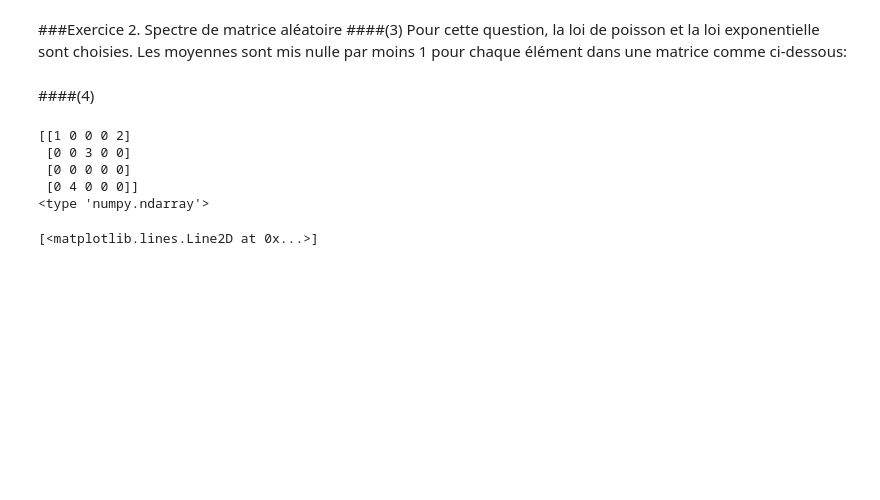
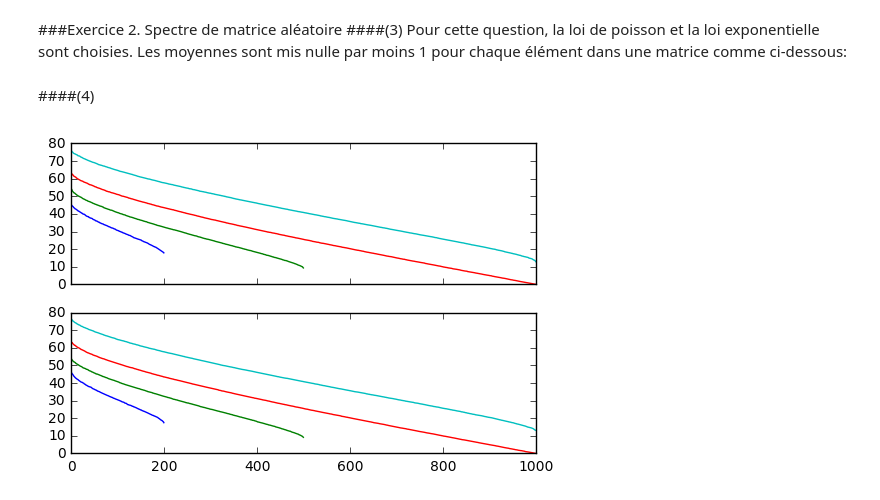
Before and after one commit to DemiFr/SD204-TP-SVD-PCA, a Jupyter notebook: LI_YANTING_0.ipynb, the cells around one changed output. Drawn from its saved outputs; the diff is of its cells as text; code cells hidden in the pictures; blank space fills up the shorter version.

```diff
--- a/LI_YANTING_0.ipynb
+++ b/LI_YANTING_0.ipynb
@@ -70,23 +72,35 @@ On voit que quand on utilise la dimention de 2000, le temps d'exécution est bea
 ####(3)
 Pour cette question, la loi de poisson et la loi exponentielle sont choisies. Les moyennes sont mis nulle par moins 1 pour chaque élément dans une matrice comme ci-dessous:
 # %%
+#shape: k = 4  scale: theata = 0.5
 X_poi = np.random.poisson(1, size = (n,p)) - 1
 X_exp = np.random.exponential(1,size = (n,p)) - 1
+X_gam = np.random.gamma(shape = 4, scale = 0.5, size = (n,p)) -1
 # %% [markdown]
 ####(4)
-# %%
-n = 1000
-p = [200,500,1000,2000]
-#for i in p
-a = np.matrix('1 0 0 0 2; 0 0 3 0 0; 0 0 0 0 0; 0 4 0 0 0')
-print a
-s= np.linalg.svd(a, full_matrices=1,compute_uv=0)
-print type(s)
-plt.plot([1,2,3,4])
-# %% [output]
-[[1 0 0 0 2]
- [0 0 3 0 0]
- [0 0 0 0 0]
- [0 4 0 0 0]]
-<type 'numpy.ndarray'>
-[<matplotlib.lines.Line2D at 0x...>]
+# %%
+n = 1000
+p_array = [200,500,1000,2000]
+'''
+for p in p_array:
+    X_gam = np.random.gamma(shape = 4, scale = 0.5, size = (n,p)) - 1
+    s_gam = np.linalg.svd(X_gam, full_matrices=1,compute_uv=0)
+    plt.plot(s_gam)
+show()
+for p in p_array:
+    X_nor = np.random.randn(n,p) + 1
+    s_nor = np.linalg.svd(X_nor, full_matrices=1,compute_uv=0)
+    plt.plot(s_nor)
+'''
+figure,ax = plt.subplots(2, sharex = True)
+for p in p_array:
+    X_poi = np.random.poisson(1, size = (n,p)) - 1
+    s_poi = np.linalg.svd(X_poi, full_matrices=1,compute_uv=0)
+    ax[0].plot(s_poi)
+for p in p_array:
+    X_exp = np.random.exponential(1, size = (n,p)) - 1
+    s_exp = np.linalg.svd(X_exp, full_matrices=1,compute_uv=0)
+    ax[1].plot(s_exp)
+show()
+# %% [output]
+[figure, added]
```
Also changed, not shown: parts of 5 cells of this notebook.
